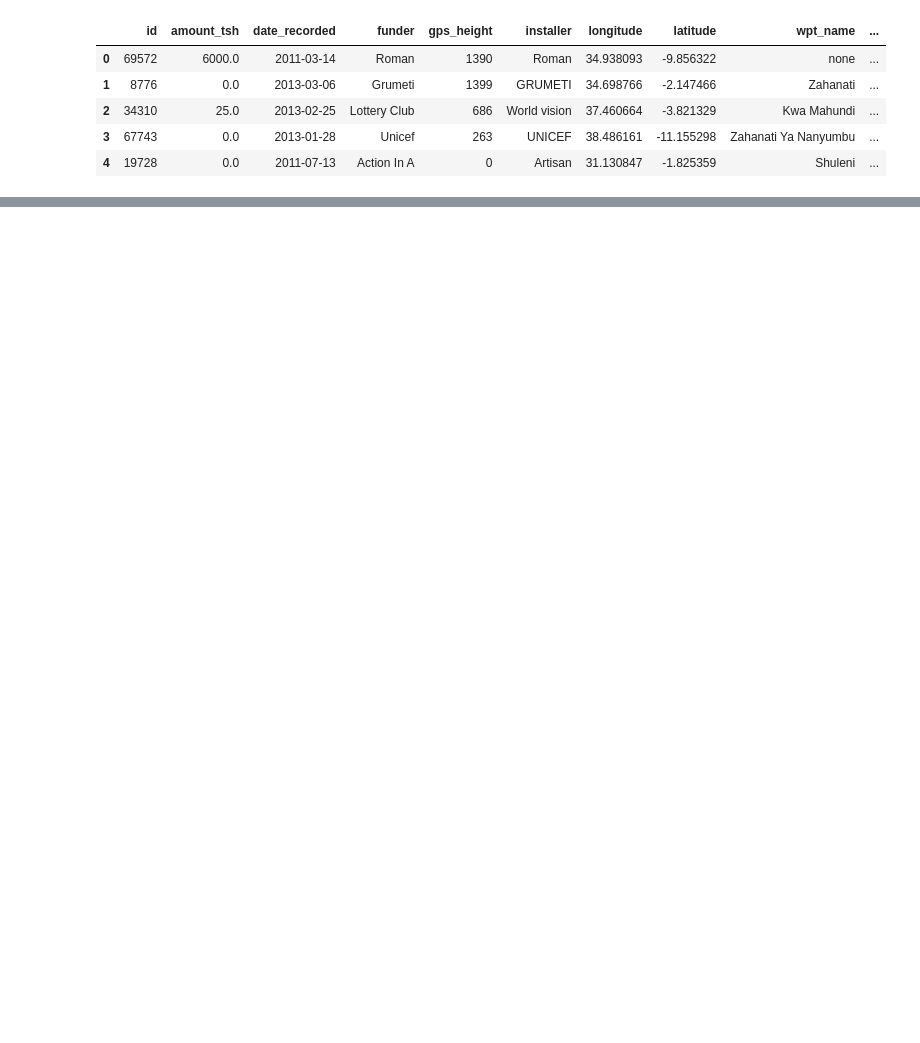
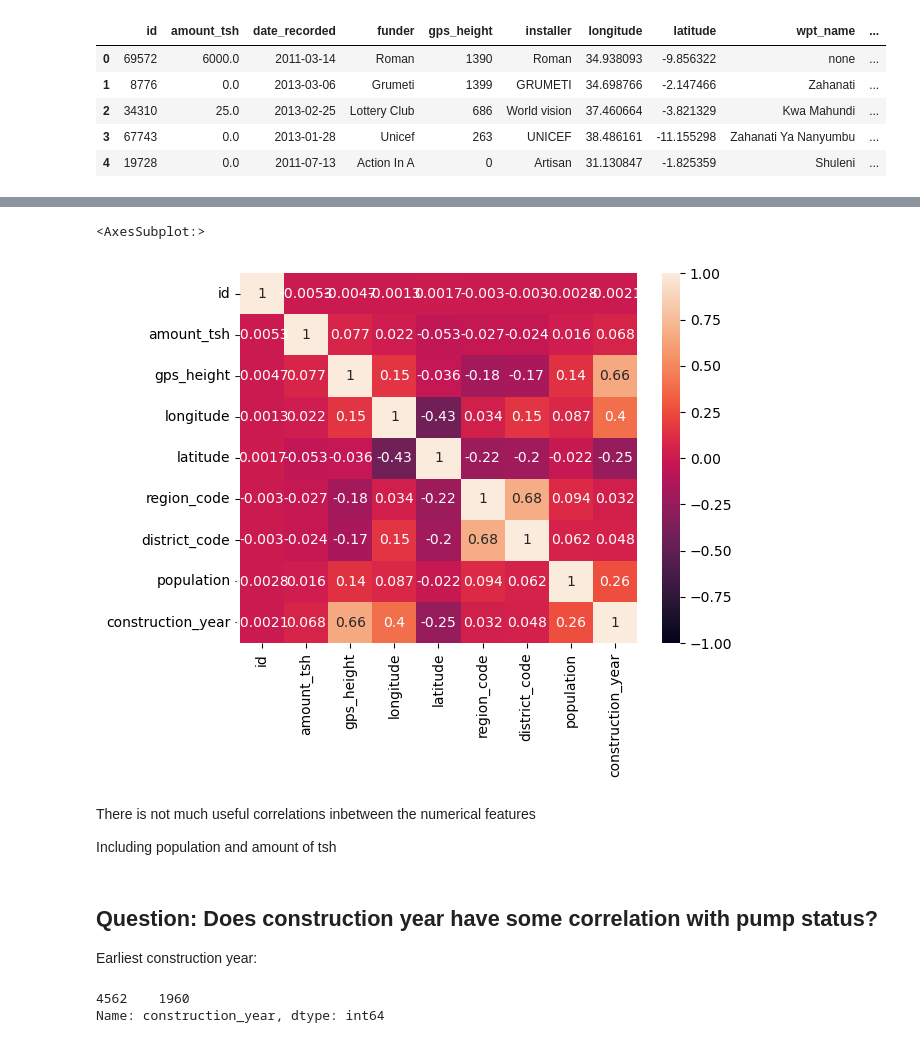
Before and after one commit to roberthobblebottom/pump-it-up, a Jupyter notebook: 1.ipynb, the cells around one changed output, grey strips where cells are left out. Cells and saved outputs as stored; diff of their text form; code cells hidden in the pictures; blank space fills up the shorter version.

```diff
--- a/1.ipynb
+++ b/1.ipynb
@@ -113,3 +139,5 @@ dtype: object
+# %%
+train_labels.status_group = train_labels.status_group.astype('string')
 # %%
 print("any nulls in train_values?")
 print(pd.isnull(train_values).any()[lambda x: x == True])
@@ -212,0 +232,3 @@ print(pd.isna(train_labels).any())
+# %%
+train = train_values.merge(train_labels,on="id")
+train.columns
@@ -212,0 +249,19 @@ print(pd.isna(train_labels).any())
+# %%
+sns.heatmap(data=train.corr(),vmin=-1,vmax=1,annot=True)
+# %% [output]
+<AxesSubplot:>
+[figure, added]
+# %% [markdown]
+There is not much useful correlations inbetween the numerical features
+
+Including population and amount of tsh
+# %% [markdown]
+## Question: Does construction year have some correlation with pump status?
+
+
+Earliest construction year:
+# %%
+train.construction_year[lambda x: x >0].sort_values().head(1)
+# %% [output]
+4562    1960
+Name: construction_year, dtype: int64
```
Also changed, not shown: parts of 17 cells of this notebook.
